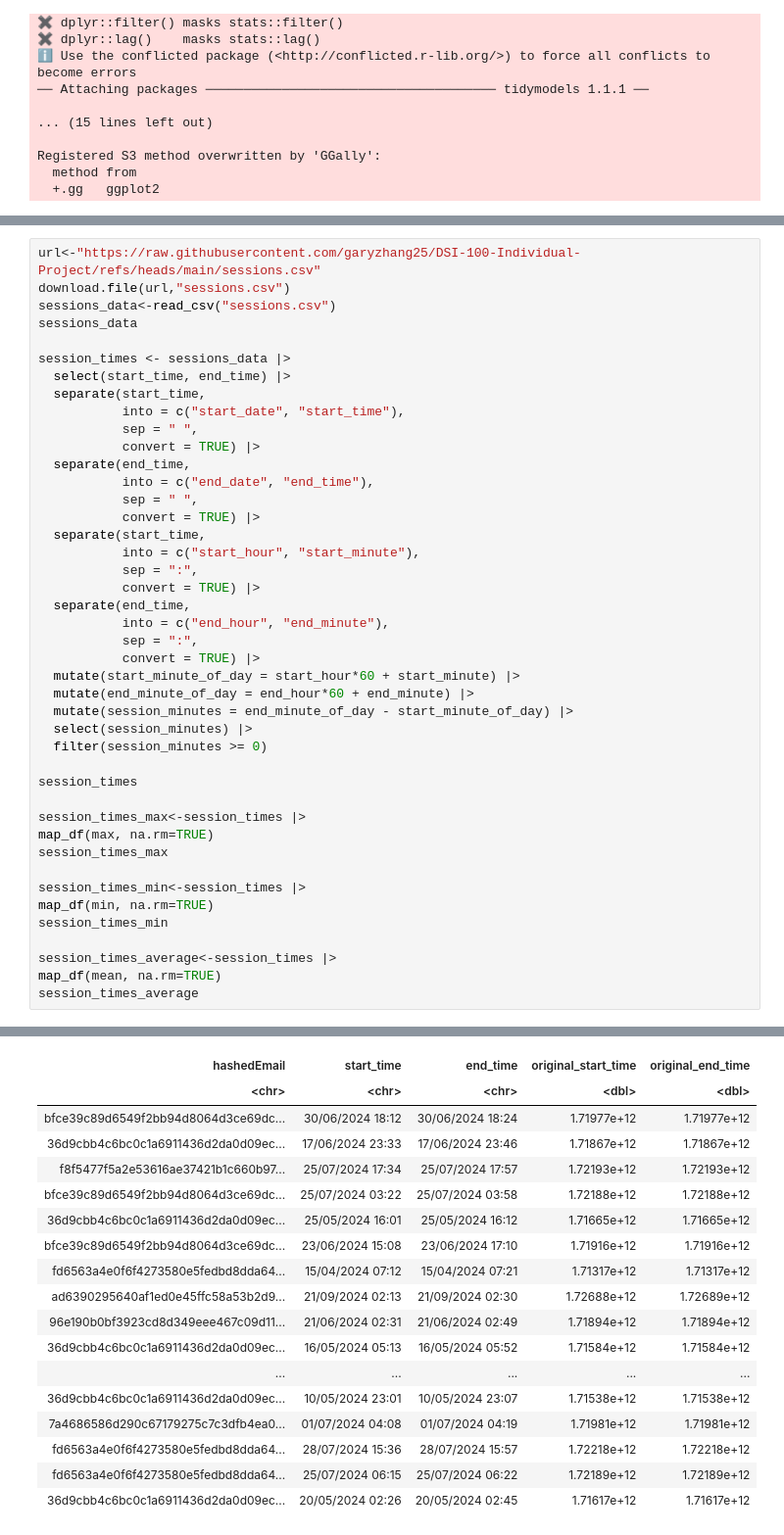
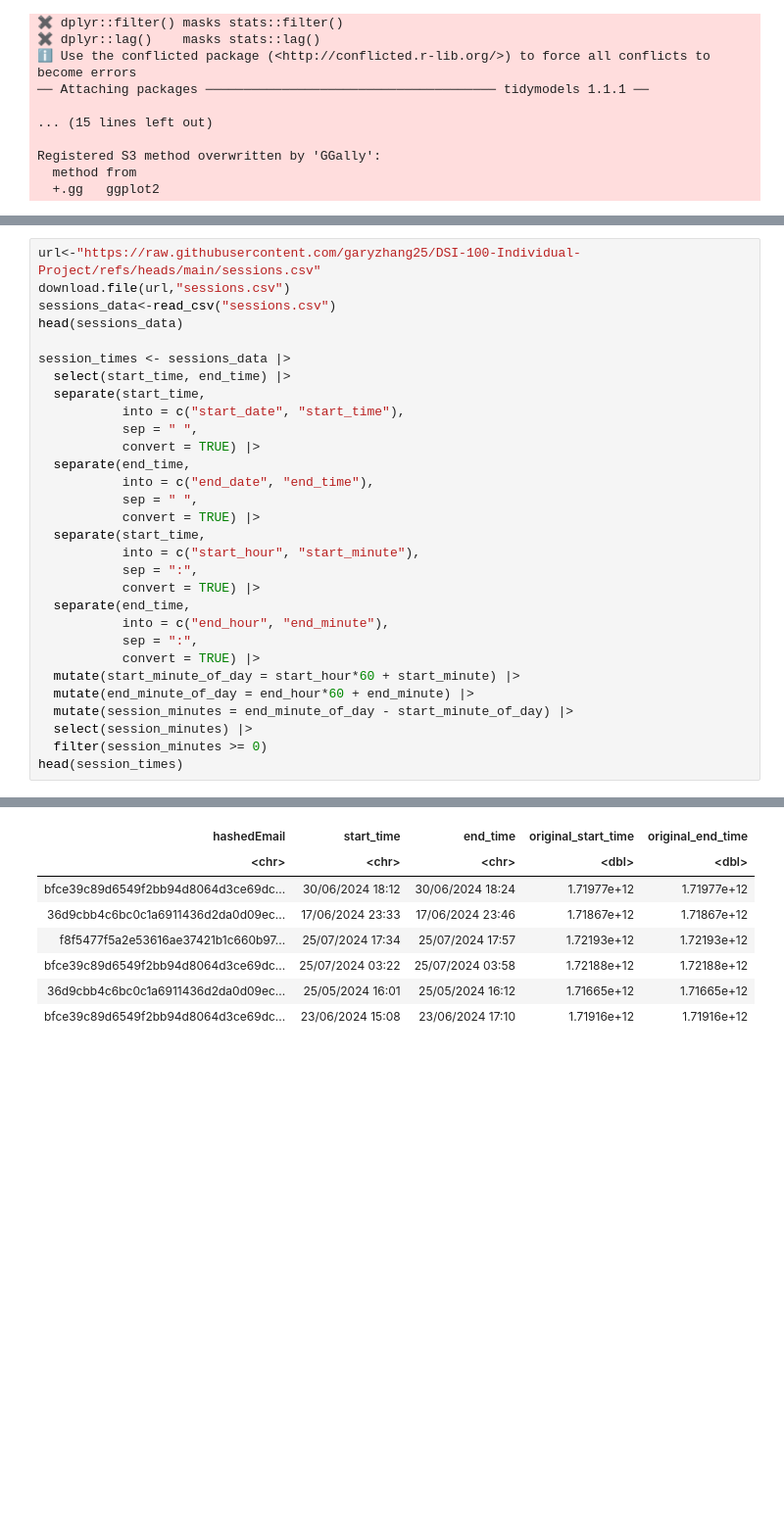
Before and after one commit to garyzhang25/DSCI-100-Group-Project, a Jupyter notebook: group_dsci.ipynb, the cells around one changed output, grey strips where cells are left out. Shown at 98% size. Saved outputs shown, nothing was run; the diff lists cells and outputs as text; blank space fills up the shorter version.

```diff
--- a/group_dsci.ipynb
+++ b/group_dsci.ipynb
@@ -123,7 +125,7 @@ A tibble: 2 × 2
 url<-"https://raw.githubusercontent.com/garyzhang25/DSI-100-Individual-Project/refs/heads/main/sessions.csv"
 download.file(url,"sessions.csv")
 sessions_data<-read_csv("sessions.csv")
-sessions_data
+head(sessions_data)
 
 session_times <- sessions_data |>
   select(start_time, end_time) |>
@@ -148,20 +150,7 @@ session_times <- sessions_data |>
   mutate(session_minutes = end_minute_of_day - start_minute_of_day) |>
   select(session_minutes) |>
   filter(session_minutes >= 0)
-
-session_times
-
-session_times_max<-session_times |>
-map_df(max, na.rm=TRUE)
-session_times_max
-
-session_times_min<-session_times |>
-map_df(min, na.rm=TRUE)
-session_times_min
-
-session_times_average<-session_times |>
-map_df(mean, na.rm=TRUE)
-session_times_average
+head(session_times)
 # %% [output]
 Rows: 1535 Columns: 5
 ── Column specification ────────────────────────────────────────────────────────
@@ -175,18 +164,8 @@ A spec_tbl_df: 1535 × 5
 | hashedEmail | start_time | end_time | original_start_time | original_end_time |
 | <chr> | <chr> | <chr> | <dbl> | <dbl> |
 | bfce39c89d6549f2bb94d8064d3ce69dc... | 30/06/2024 18:12 | 30/06/2024 18:24 | 1.71977e+12 | 1.71977e+12 |
 | 36d9cbb4c6bc0c1a6911436d2da0d09ec... | 17/06/2024 23:33 | 17/06/2024 23:46 | 1.71867e+12 | 1.71867e+12 |
 | f8f5477f5a2e53616ae37421b1c660b97... | 25/07/2024 17:34 | 25/07/2024 17:57 | 1.72193e+12 | 1.72193e+12 |
 | bfce39c89d6549f2bb94d8064d3ce69dc... | 25/07/2024 03:22 | 25/07/2024 03:58 | 1.72188e+12 | 1.72188e+12 |
 | 36d9cbb4c6bc0c1a6911436d2da0d09ec... | 25/05/2024 16:01 | 25/05/2024 16:12 | 1.71665e+12 | 1.71665e+12 |
 | bfce39c89d6549f2bb94d8064d3ce69dc... | 23/06/2024 15:08 | 23/06/2024 17:10 | 1.71916e+12 | 1.71916e+12 |
-| fd6563a4e0f6f4273580e5fedbd8dda64... | 15/04/2024 07:12 | 15/04/2024 07:21 | 1.71317e+12 | 1.71317e+12 |
-| ad6390295640af1ed0e45ffc58a53b2d9... | 21/09/2024 02:13 | 21/09/2024 02:30 | 1.72688e+12 | 1.72689e+12 |
-| 96e190b0bf3923cd8d349eee467c09d11... | 21/06/2024 02:31 | 21/06/2024 02:49 | 1.71894e+12 | 1.71894e+12 |
-| 36d9cbb4c6bc0c1a6911436d2da0d09ec... | 16/05/2024 05:13 | 16/05/2024 05:52 | 1.71584e+12 | 1.71584e+12 |
-| ... | ... | ... | ... | ... |
-| 36d9cbb4c6bc0c1a6911436d2da0d09ec... | 10/05/2024 23:01 | 10/05/2024 23:07 | 1.71538e+12 | 1.71538e+12 |
-| 7a4686586d290c67179275c7c3dfb4ea0... | 01/07/2024 04:08 | 01/07/2024 04:19 | 1.71981e+12 | 1.71981e+12 |
-| fd6563a4e0f6f4273580e5fedbd8dda64... | 28/07/2024 15:36 | 28/07/2024 15:57 | 1.72218e+12 | 1.72218e+12 |
-| fd6563a4e0f6f4273580e5fedbd8dda64... | 25/07/2024 06:15 | 25/07/2024 06:22 | 1.72189e+12 | 1.72189e+12 |
-| 36d9cbb4c6bc0c1a6911436d2da0d09ec... | 20/05/2024 02:26 | 20/05/2024 02:45 | 1.71617e+12 | 1.71617e+12 |
```
Also changed, not shown: parts of 5 cells of this notebook.
